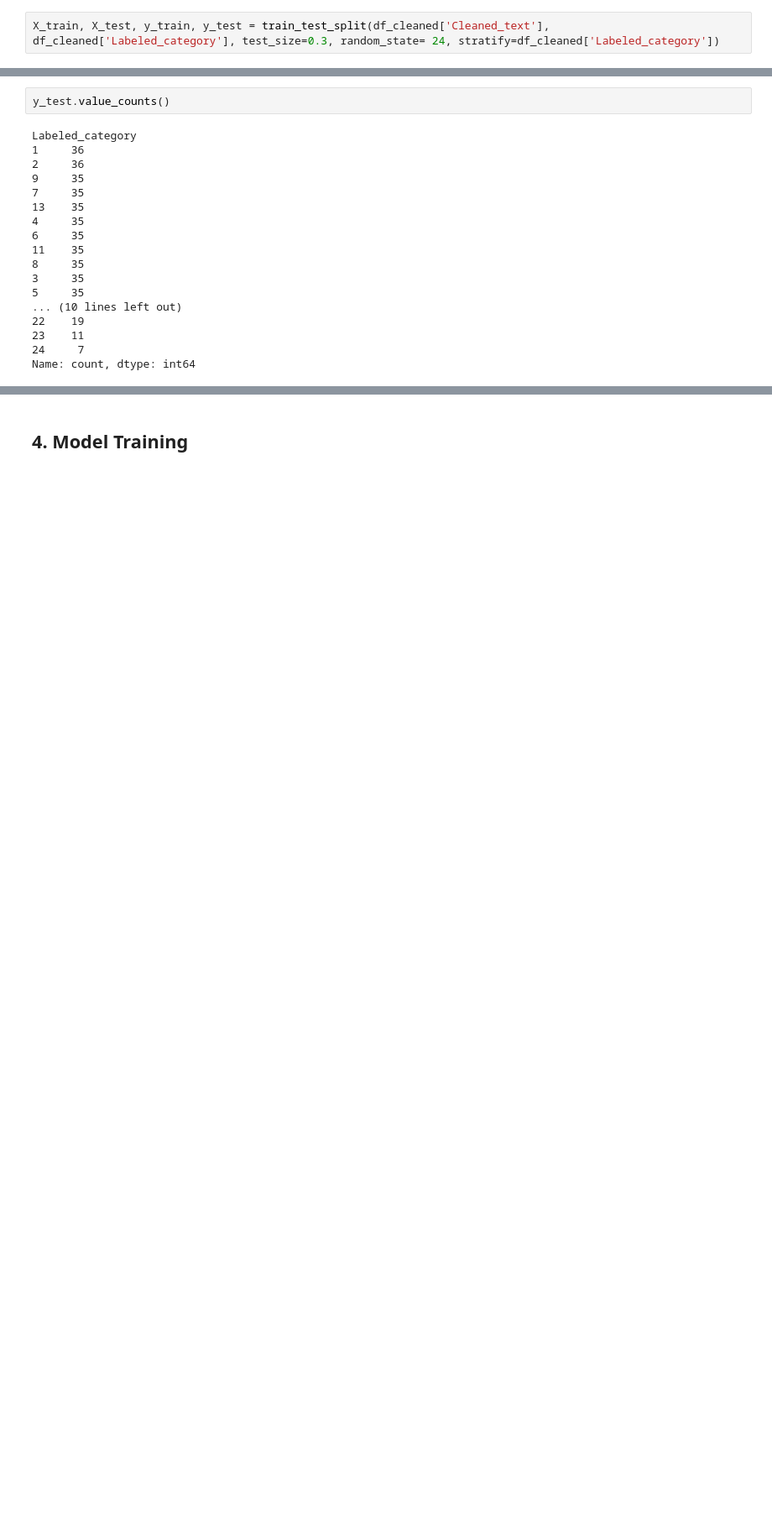
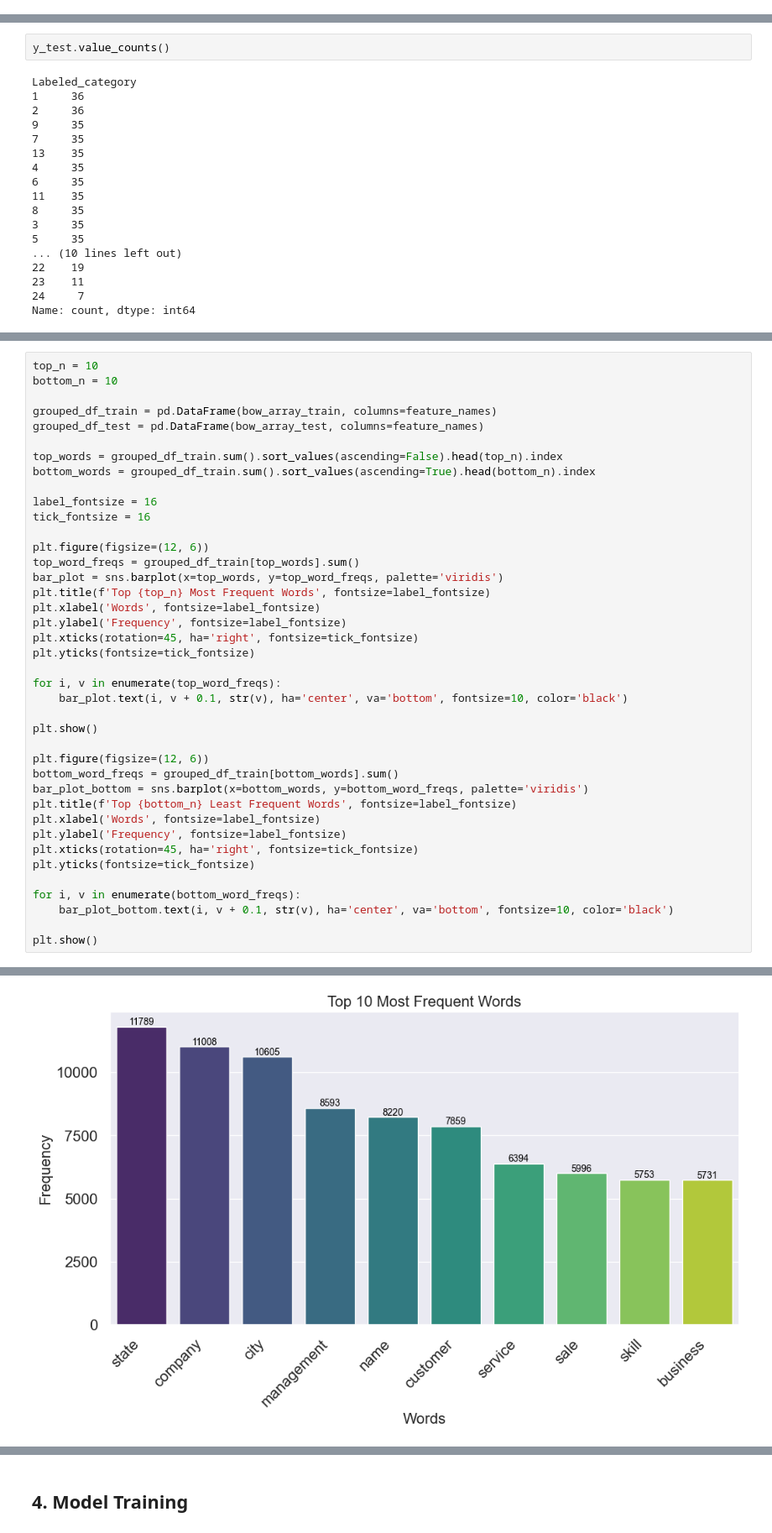
Before and after one commit to aymanrafif/Resume-Classification-Using-Machine-Learning-Models, a Jupyter notebook: Resume Classification Using Machine Learning Models.ipynb, the cells around one changed output, grey strips where cells are left out. Shown at 84% size. Drawn from its saved outputs; the diff is of its cells as text; blank space fills up the shorter version.

```diff
--- a/Resume Classification Using Machine Learning Models.ipynb
+++ b/Resume Classification Using Machine Learning Models.ipynb
@@ -261,2 +285,0 @@ df_cleaned
-# %%
-X_train, X_test, y_train, y_test = train_test_split(df_cleaned['Cleaned_text'], df_cleaned['Labeled_category'], test_size=0.3, random_state= 24, stratify=df_cleaned['Labeled_category'])
@@ -349,0 +358,41 @@ plt.show()
+# %%
+top_n = 10
+bottom_n = 10
+
+grouped_df_train = pd.DataFrame(bow_array_train, columns=feature_names)
+grouped_df_test = pd.DataFrame(bow_array_test, columns=feature_names)
+
+top_words = grouped_df_train.sum().sort_values(ascending=False).head(top_n).index
+bottom_words = grouped_df_train.sum().sort_values(ascending=True).head(bottom_n).index
+
+label_fontsize = 16
+tick_fontsize = 16
+
+plt.figure(figsize=(12, 6))
+top_word_freqs = grouped_df_train[top_words].sum()
+bar_plot = sns.barplot(x=top_words, y=top_word_freqs, palette='viridis')
+plt.title(f'Top {top_n} Most Frequent Words', fontsize=label_fontsize)
+plt.xlabel('Words', fontsize=label_fontsize)
+plt.ylabel('Frequency', fontsize=label_fontsize)
+plt.xticks(rotation=45, ha='right', fontsize=tick_fontsize)
+plt.yticks(fontsize=tick_fontsize)
+
+for i, v in enumerate(top_word_freqs):
+    bar_plot.text(i, v + 0.1, str(v), ha='center', va='bottom', fontsize=10, color='black')
+
+plt.show()
+
+plt.figure(figsize=(12, 6))
+bottom_word_freqs = grouped_df_train[bottom_words].sum()
+bar_plot_bottom = sns.barplot(x=bottom_words, y=bottom_word_freqs, palette='viridis')
+plt.title(f'Top {bottom_n} Least Frequent Words', fontsize=label_fontsize)
+plt.xlabel('Words', fontsize=label_fontsize)
+plt.ylabel('Frequency', fontsize=label_fontsize)
+plt.xticks(rotation=45, ha='right', fontsize=tick_fontsize)
+plt.yticks(fontsize=tick_fontsize)
+
+for i, v in enumerate(bottom_word_freqs):
+    bar_plot_bottom.text(i, v + 0.1, str(v), ha='center', va='bottom', fontsize=10, color='black')
+
+plt.show()
+# %% [output]
@@ -349,0 +402 @@ plt.show()
+[figure, added]
```
Also changed, not shown: parts of 40 cells of this notebook.
